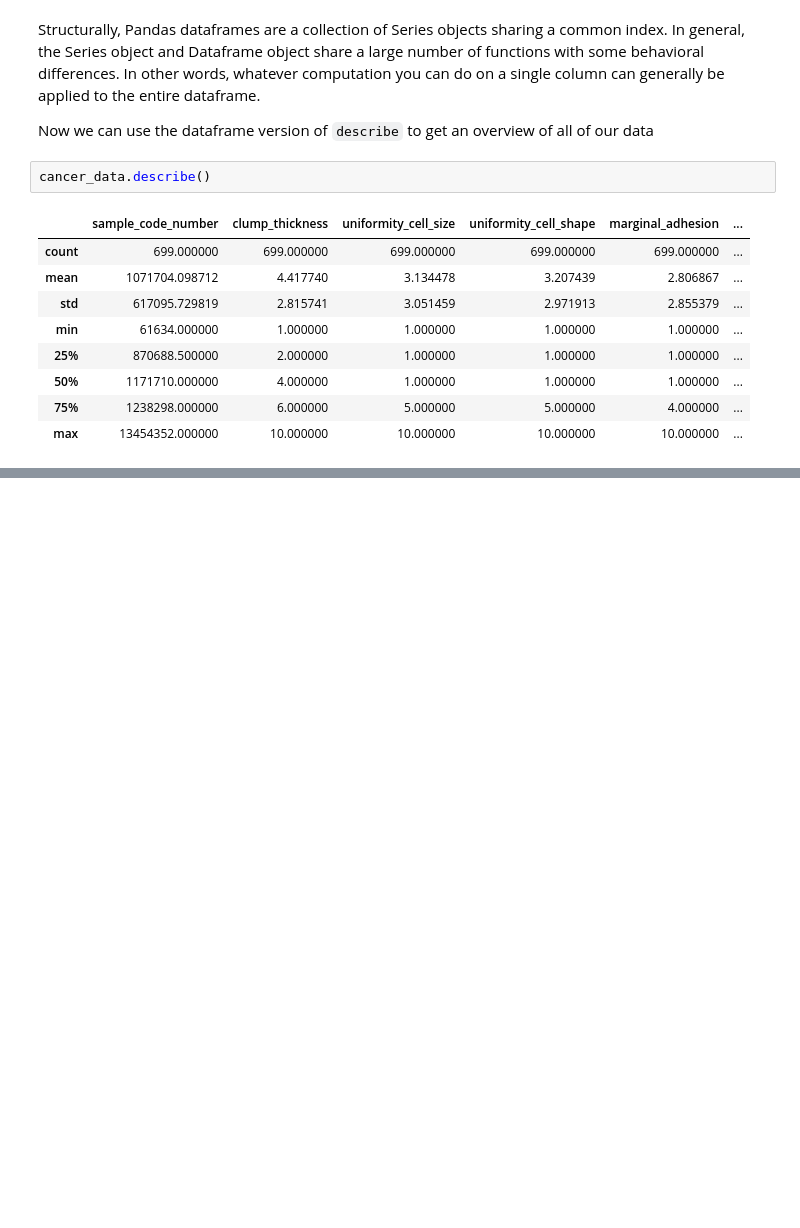
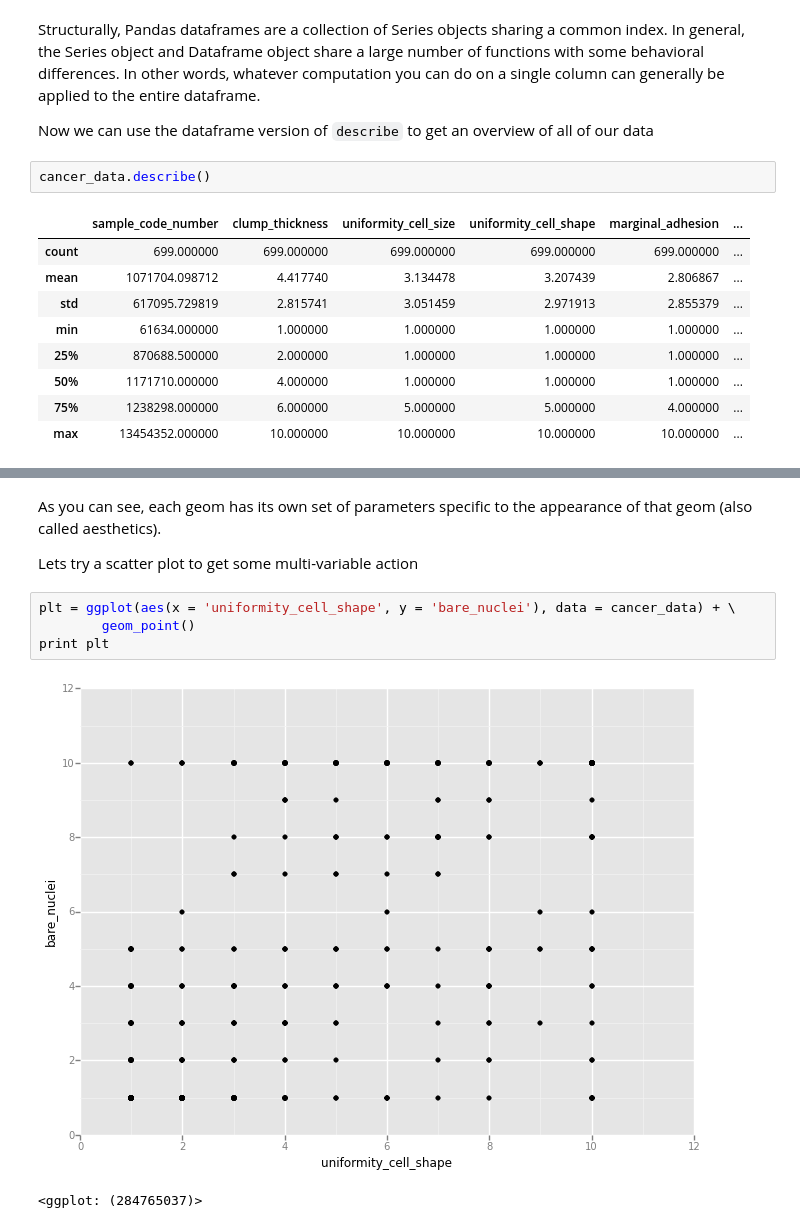
Before and after one commit to jdamiani27/IPython-Notebooks, a Jupyter notebook: DataSciUF Tutorial - Instructor.ipynb, the cells around one changed output, grey strips where cells are left out. Drawn from its saved outputs; the diff is of its cells as text; blank space fills up the shorter version.

```diff
--- a/DataSciUF Tutorial - Instructor.ipynb
+++ b/DataSciUF Tutorial - Instructor.ipynb
@@ -818,0 +860,11 @@ cancer_data.describe()
+# %% [markdown]
+As you can see, each geom has its own set of parameters specific to the appearance of that geom (also called aesthetics).
+
+Lets try a scatter plot to get some multi-variable action
+# %%
+plt = ggplot(aes(x = 'uniformity_cell_shape', y = 'bare_nuclei'), data = cancer_data) + \
+        geom_point()
+print plt
+# %% [output]
+[figure, added]
+<ggplot: (284765037)>
```
Also changed, not shown: parts of 10 cells of this notebook.
